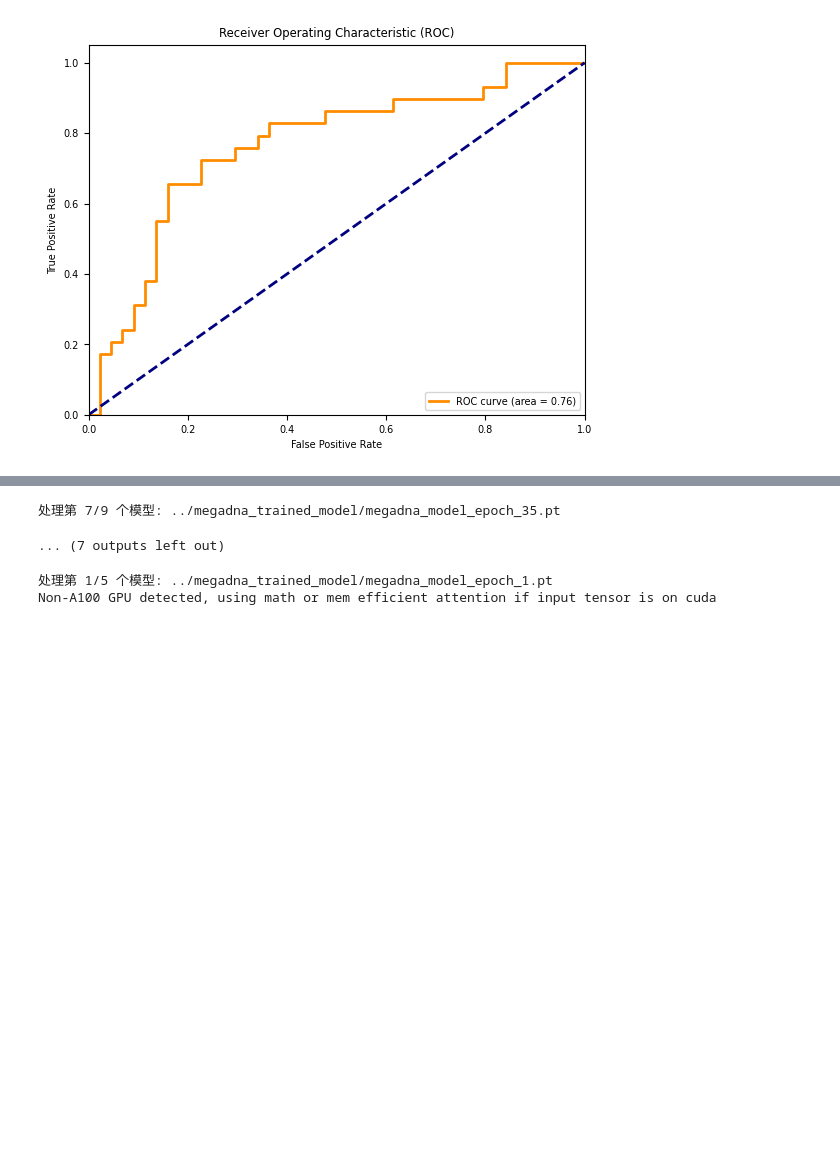
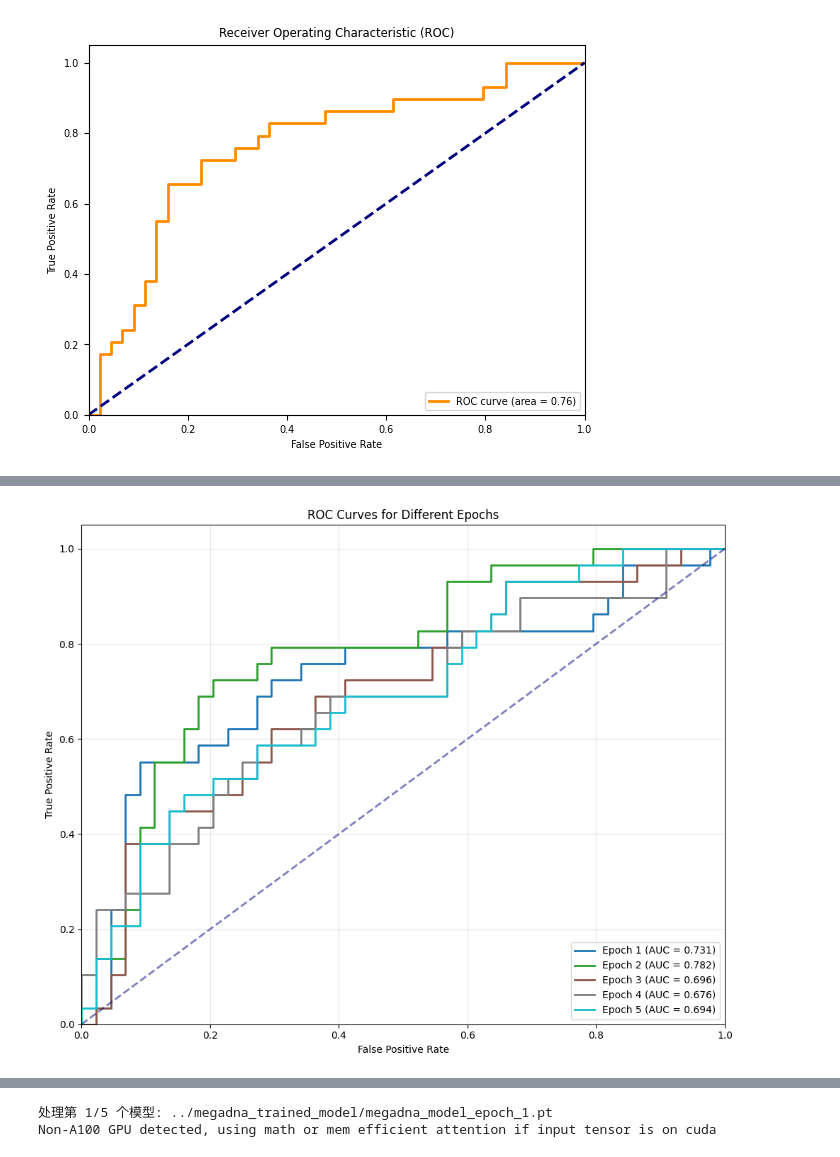
Before and after one commit to Li-yuxin123/github-repo, a Jupyter notebook: notebook/essential_gene.ipynb, the cells around one changed output, grey strips where cells are left out. Drawn from its saved outputs; the diff is of its cells as text; code cells hidden in the pictures; blank space fills up the shorter version.

```diff
--- a/notebook/essential_gene.ipynb
+++ b/notebook/essential_gene.ipynb
@@ -124,7 +124,24 @@ def calculate_loss_in_chunks(sequence_str, chunk_size, model, nt_map, criterion,
                 [0] + [nt_map.index(nuc) if nuc in nt_map else 1 for nuc in chunk_str_slice] + [5]
             ).to(device)
 
-            x = tokens[:-1].unsqueeze(0)
+            if len(tokens) < 8192:
+                padding = 8192 - len(tokens)
+                tokens = torch.cat([tokens, torch.zeros(padding, dtype=torch.long).to(device)])
+            elif len(tokens) > 8192:
+                tokens = tokens[:8192]
+
+            # 重塑为MEGADNA期望的2D格式 [256, 32]
+            try:
+                tokens_2d = tokens.reshape(model.max_seq_len[0], model.max_seq_len[1])
+            except:
+                # 如果无法重塑，跳过这个chunk
+                continue
+
+            # 添加batch维度 [1, 256, 32]
+            x = tokens_2d.unsqueeze(0)
+
+            # 调试信息
+            # print(f"输入形状: {x.shape}")
 
             # MEGADNA 直接返回损失
             chunk_loss = model(x, return_value='loss')
@@ -136,18 +153,18 @@ def calculate_loss_in_chunks(sequence_str, chunk_size, model, nt_map, criterion,
 
     return total_loss / chunk_count  # 返回平均损失
 
-    #         x = tokens[:-1].unsqueeze(0)
-    #         y = tokens[1:].unsqueeze(0)
-    #         logits, _ = model(x)
+#     #         x = tokens[:-1].unsqueeze(0)
+#     #         y = tokens[1:].unsqueeze(0)
+#     #         logits, _ = model(x)
 
-    #         all_logits.append(logits.cpu())
-    #         all_targets.append(y.cpu())
+#     #         all_logits.append(logits.cpu())
+#     #         all_targets.append(y.cpu())
 
-    # full_logits = torch.cat(all_logits, dim=1).to(device)
-    # full_targets = torch.cat(all_targets, dim=1).to(device)
+#     # full_logits = torch.cat(all_logits, dim=1).to(device)
+#     # full_targets = torch.cat(all_targets, dim=1).to(device)
 
-    # loss = criterion(full_logits.view(-1, full_logits.size(-1)), full_targets.view(-1))
-    # return loss.item()
+#     # loss = criterion(full_logits.view(-1, full_logits.size(-1)), full_targets.view(-1))
+#     # return loss.item()
 # %%
 criterion = nn.CrossEntropyLoss()
 baseline_loss = calculate_loss_in_chunks(sequences[0] , 8192, model, nucleotides, criterion, device)
@@ -456,10 +473,10 @@ for idx, checkpoint_path in enumerate(checkpoint_paths):
     # 加载模型
     # model = StripedHyena(model_config)
     model = MEGADNA(
-    num_tokens=6,           # 与nucleotides列表长度一致
-    dim=512,                # 模型维度
-    depth=(8, 4),           # 两层结构
-    max_seq_len=(8192, 32)  # 最大序列长度
+        num_tokens=6,
+        dim=(512,256),
+        depth=(8, 8),
+        max_seq_len=(256, 32)
    )
     checkpoint = torch.load(checkpoint_path, map_location=torch.device(device))
     model.load_state_dict(checkpoint['model_state_dict'])
@@ -581,0 +598 @@ Baseline Loss: 4.7919
+[figure, added]
@@ -583,3 +600 @@ Baseline Loss: 5.5202
-处理第 7/9 个模型: ../megadna_trained_model/megadna_model_epoch_35.pt
-... (7 outputs left out)
 # %%
```
Also changed, not shown: parts of 5 cells of this notebook, 7 other files.
